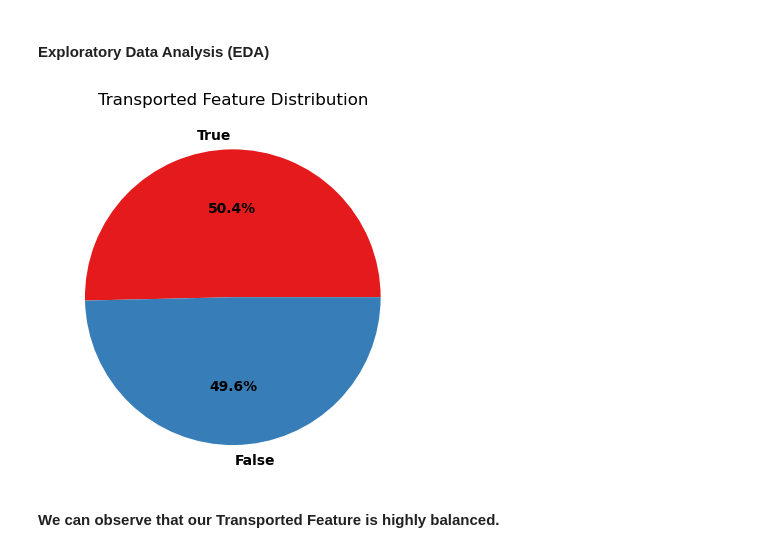
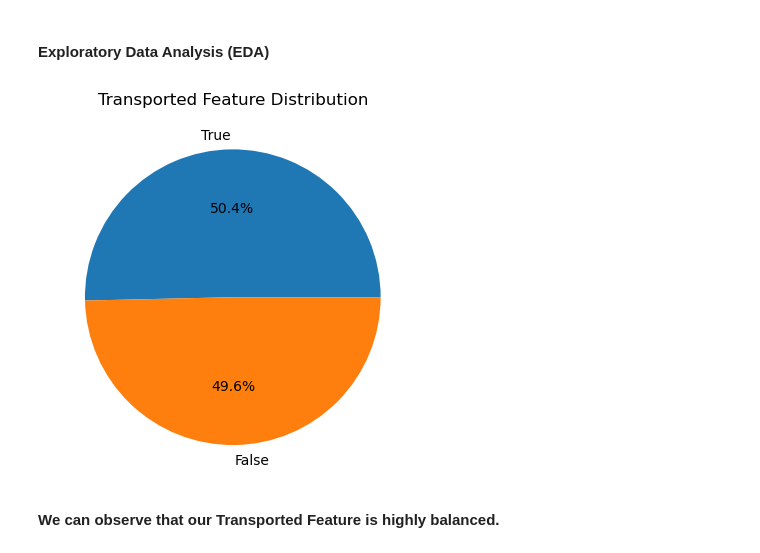
Before and after one commit to Emilly-Njue/Spaceship-Titanic, a Jupyter notebook: spaceship.ipynb, the cells around one changed output. Cells and saved outputs as stored; diff of their text form; code cells hidden in the pictures.

```diff
--- a/spaceship.ipynb
+++ b/spaceship.ipynb
@@ -162,11 +162,10 @@ dtype: int64
 #### **Exploratory Data Analysis (EDA)**
 # %%
 # Transported
-plt.pie(train_data["Transported"].value_counts(),labels=train_data["Transported"].value_counts().keys(),autopct="%1.1f%%",
-       textprops={"fontsize":10,"fontweight":"black"},colors=sns.color_palette("Set1"))
+plt.pie(train_data["Transported"].value_counts(),labels=train_data["Transported"].value_counts().keys(),autopct="%1.1f%%")
 plt.title("Transported Feature Distribution");
 # %% [output]
-[figure, old version]
+[figure, new version]
 # %% [markdown]
 **We can observe that our Transported Feature is highly balanced.**
 # %%
```
Also changed, not shown: parts of 12 cells of this notebook.
